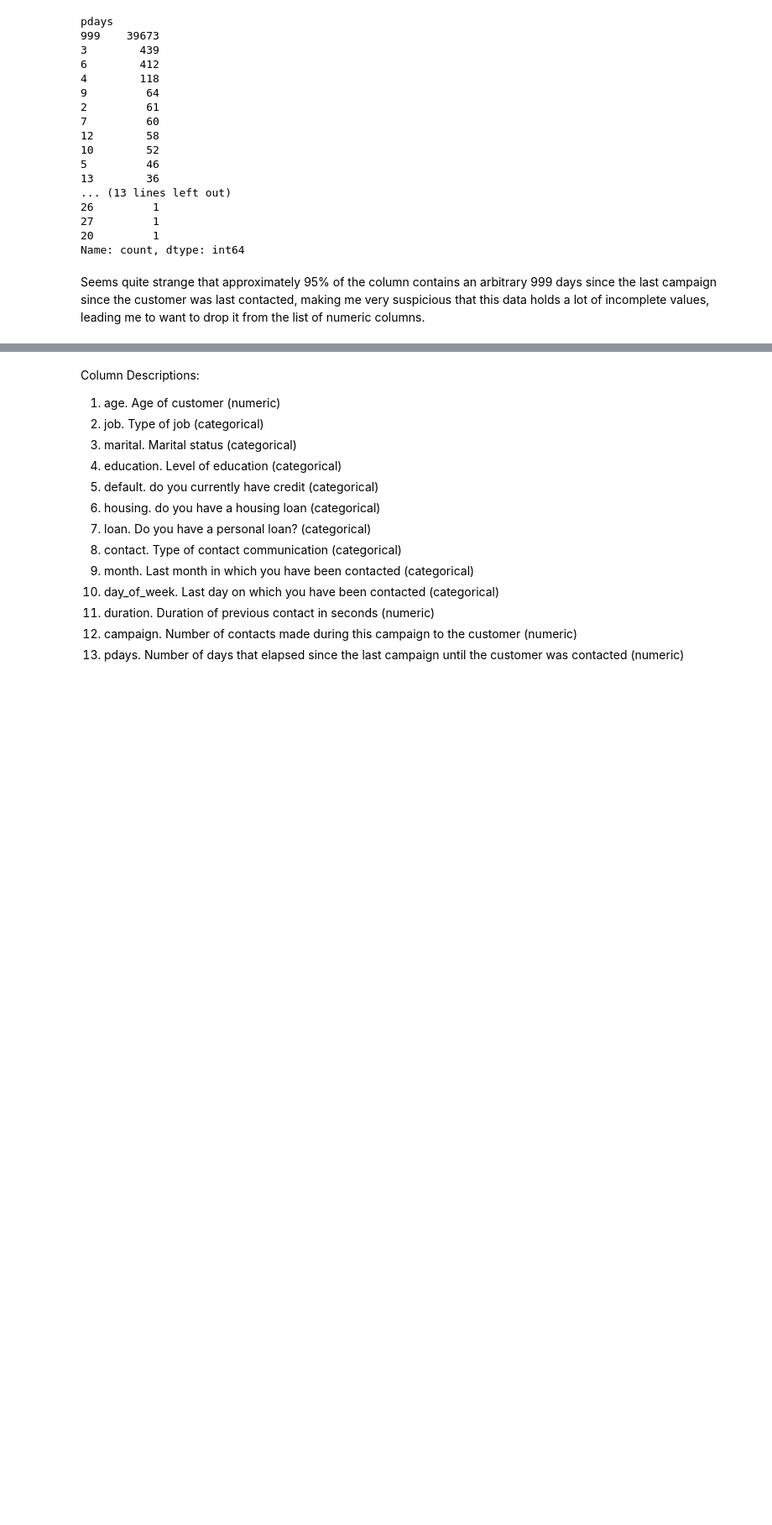
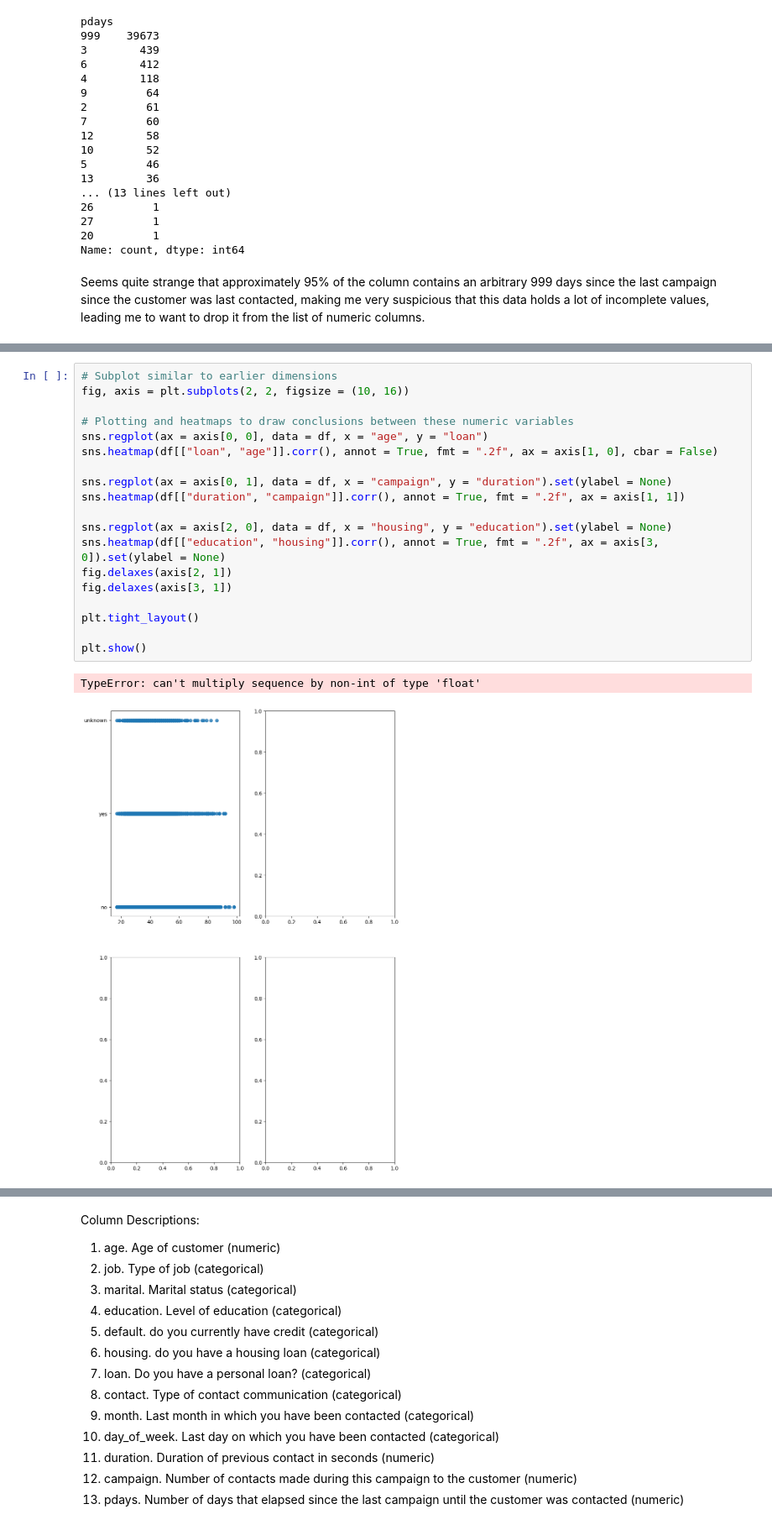
Before and after one commit to 4GeeksAcademy/Kransky_85_logistic_regression_project_template, a Jupyter notebook: src/explore.ipynb, the cells around one changed output, grey strips where cells are left out. Shown at 84% size. Cells and saved outputs as stored; diff of their text form; blank space fills up the shorter version.

```diff
--- a/src/explore.ipynb
+++ b/src/explore.ipynb
@@ -362,0 +439,22 @@ Seems quite strange that approximately 95% of the column contains an arbitrary 9
+# %%
+# Subplot similar to earlier dimensions
+fig, axis = plt.subplots(2, 2, figsize = (10, 16))
+
+# Plotting and heatmaps to draw conclusions between these numeric variables
+sns.regplot(ax = axis[0, 0], data = df, x = "age", y = "loan")
+sns.heatmap(df[["loan", "age"]].corr(), annot = True, fmt = ".2f", ax = axis[1, 0], cbar = False)
+
+sns.regplot(ax = axis[0, 1], data = df, x = "campaign", y = "duration").set(ylabel = None)
+sns.heatmap(df[["duration", "campaign"]].corr(), annot = True, fmt = ".2f", ax = axis[1, 1])
+
+sns.regplot(ax = axis[2, 0], data = df, x = "housing", y = "education").set(ylabel = None)
+sns.heatmap(df[["education", "housing"]].corr(), annot = True, fmt = ".2f", ax = axis[3, 0]).set(ylabel = None)
+fig.delaxes(axis[2, 1])
+fig.delaxes(axis[3, 1])
+
+plt.tight_layout()
+
+plt.show()
+# %% [output]
+TypeError: can't multiply sequence by non-int of type 'float'
+[figure, added]
```
Also changed, not shown: parts of 12 cells of this notebook.
